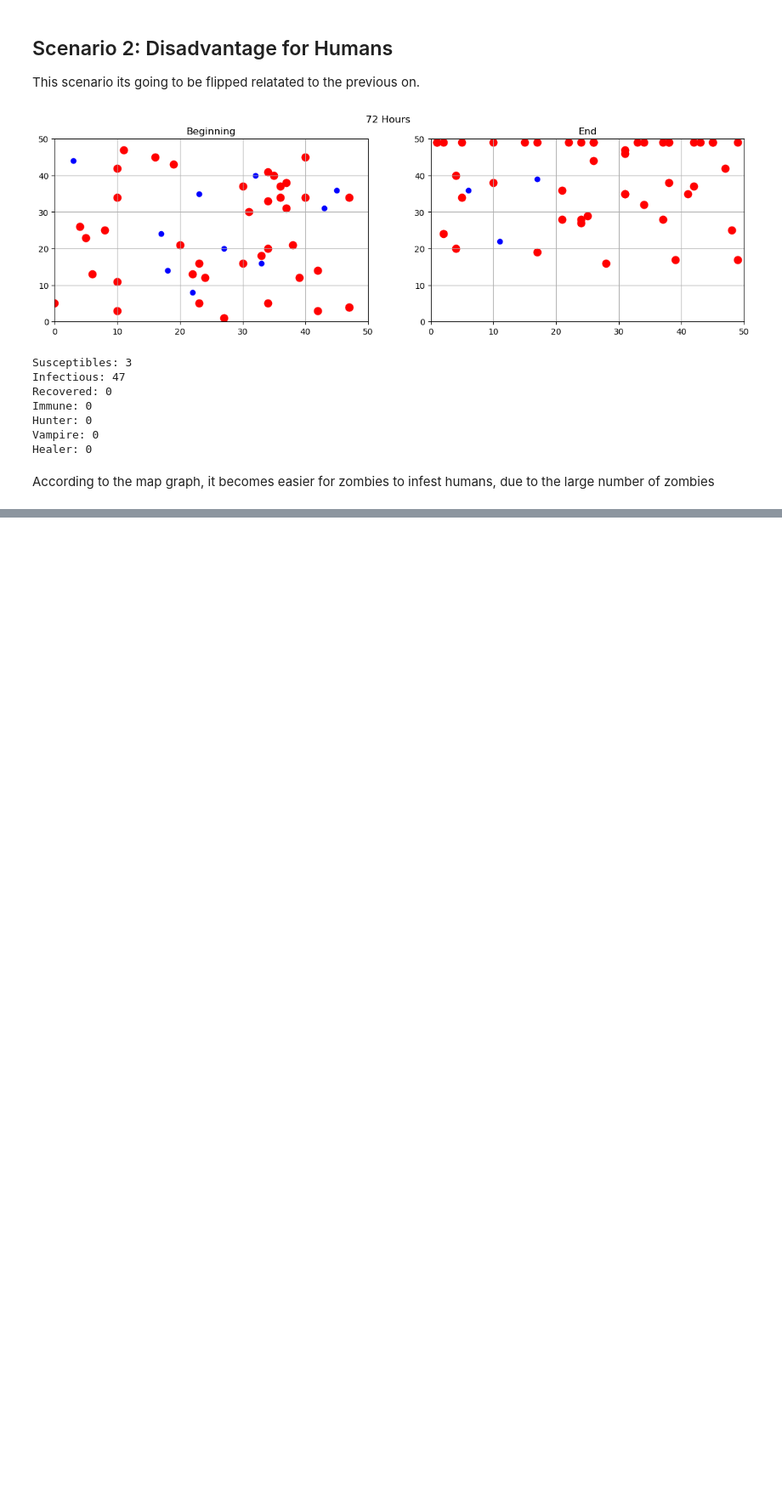
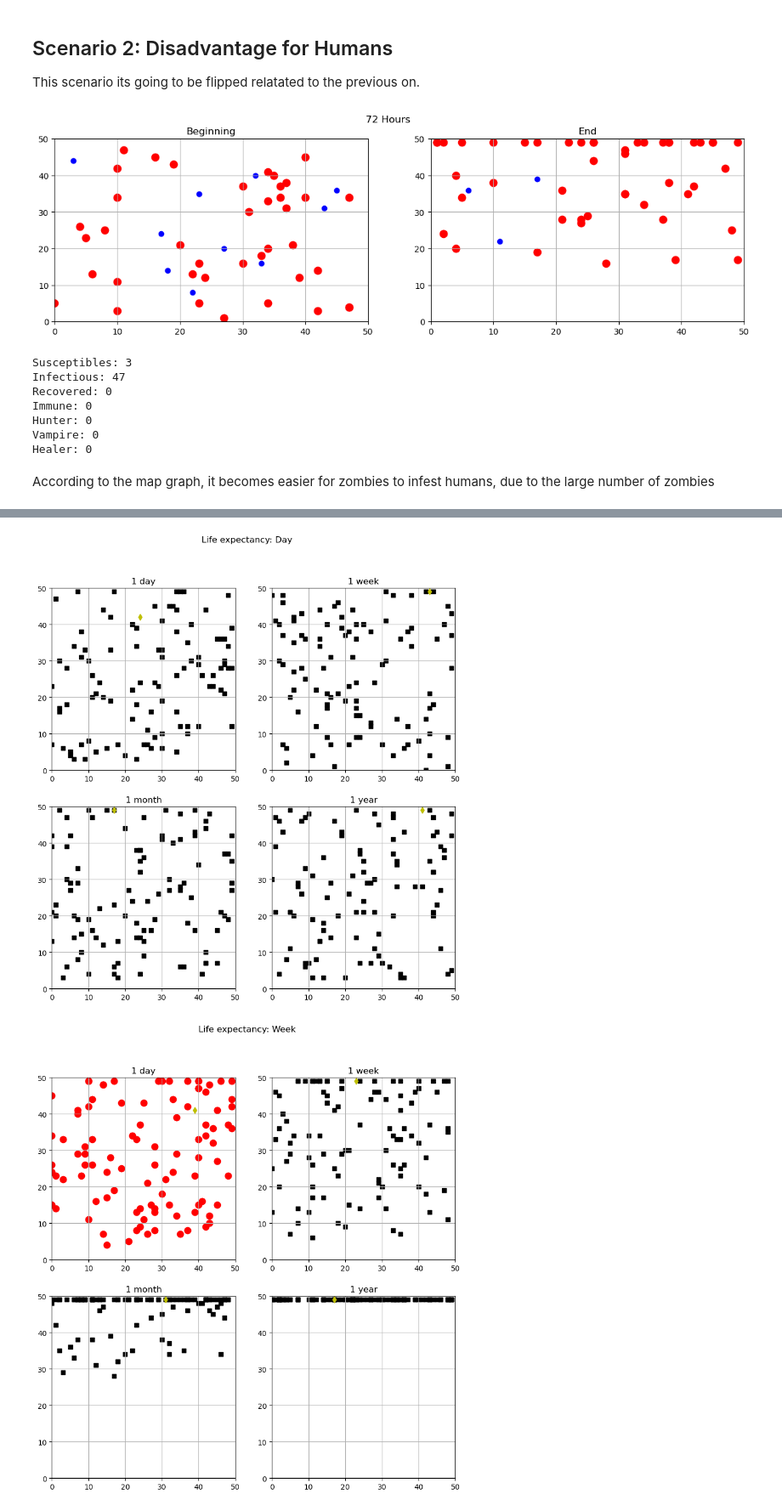
Before and after one commit to MOD510-2023/Project-4, a Jupyter notebook: RWD.ipynb, the cells around one changed output, grey strips where cells are left out. Shown: that part at 85% size. Drawn from its saved outputs; the diff is of its cells as text; code cells hidden in the pictures; blank space fills up the shorter version.

```diff
--- a/RWD.ipynb
+++ b/RWD.ipynb
@@ -250,6 +250,8 @@ class RandomWalkEpidemicSimulator:
                             self.State_[walkers_id] = DiseaseState.DEAD.value
                         elif hk < vk:
                             self.State_[e_idx] = DiseaseState.DEAD.value
+                        else:
+                            pass
 
                     # Zombie at the same place
                     elif self.State_[walkers_id] == DiseaseState.ZOMBIE.value:
@@ -262,7 +264,7 @@ class RandomWalkEpidemicSimulator:
                             # chance for Zombie to counter attack
                             q = np.random.uniform(0, 1)
                             if q < self.infection_probability_:
-                                self.State_[walkers_id] = DiseaseState.ZOMBIE.value
+                                self.State_[e_idx] = DiseaseState.ZOMBIE.value
 
 
                     # Human, Immune, Hunter and Healer get skipped
@@ -283,7 +285,7 @@ class RandomWalkEpidemicSimulator:
                             self.State_[walkers_id] = DiseaseState.DEAD.value
 
                     # Human/Healer at the same place
-                    elif self.State_[walkers_id] == DiseaseState.HUMAN.value or self.State_[walkers_id] == DiseaseState.HEALER.value or self.State_[walkers_id] == DiseaseState.IMMUNE.value:
+                    elif self.State_[walkers_id] == DiseaseState.HUMAN.value or self.State_[walkers_id] == DiseaseState.HEALER.value:
                         k = np.random.uniform(0, 1)
                         if k < self.execution_probability_:
                             self.State_[walkers_id] = DiseaseState.DEAD.value
@@ -369,6 +371,14 @@ class RandomWalkEpidemicSimulator:
 day = 24
 week = day * 7
 month = week * 4
+year = month * 12
+
+periods =  {
+    "day": day,
+    "week": week,
+    "month": month,
+    "year": year,
+}
 # %% [markdown]
 ## Scenario 1: Headless chickens
 
@@ -437,0 +460,27 @@ According to the map graph, it becomes easier for zombies to infest humans, due
+# %%
+percentages = {
+    "Day": 1/day,
+    "Week": 1/week,
+    "Month": 1/month,
+    "Year": 1/year,
+}
+# %%
+
+for textpercentage, percentage in percentages.items():
+
+    plt.figure(figsize=(10,10))
+    plt.suptitle(f"Life expectancy: {textpercentage}")
+
+    i = 1
+
+    for textperiod, period in periods.items():
+        scenario03 = RandomWalkEpidemicSimulator(100, 99, 1, p = percentage)
+        scenario03.run(period)
+
+        plt.subplot(2, 2, i)
+        plt.title(f"{int(period/period)} {textperiod}")
+        scenario03.game()
+        i+=1
+# %% [output]
+[figure, added]
+[figure, added]
```
Also changed, not shown: parts of 25 cells of this notebook.
